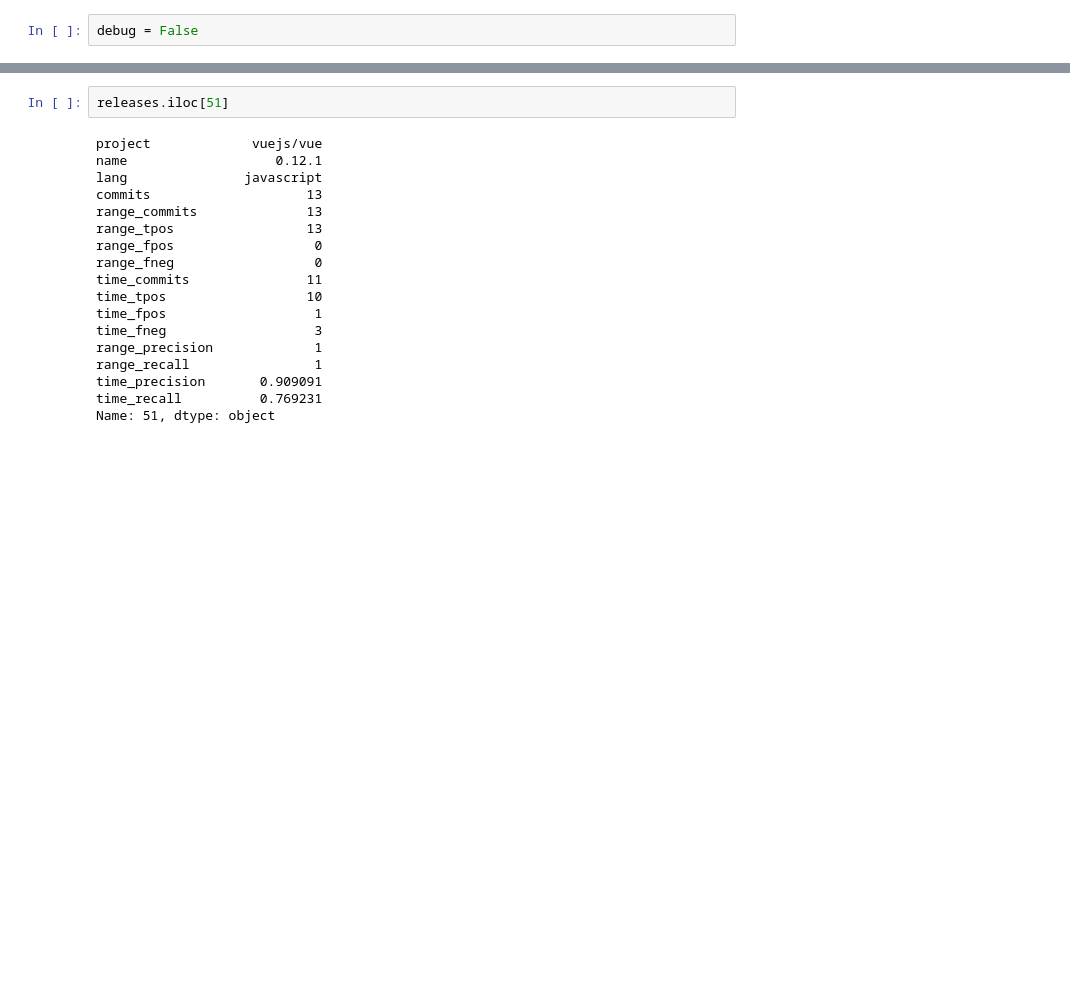
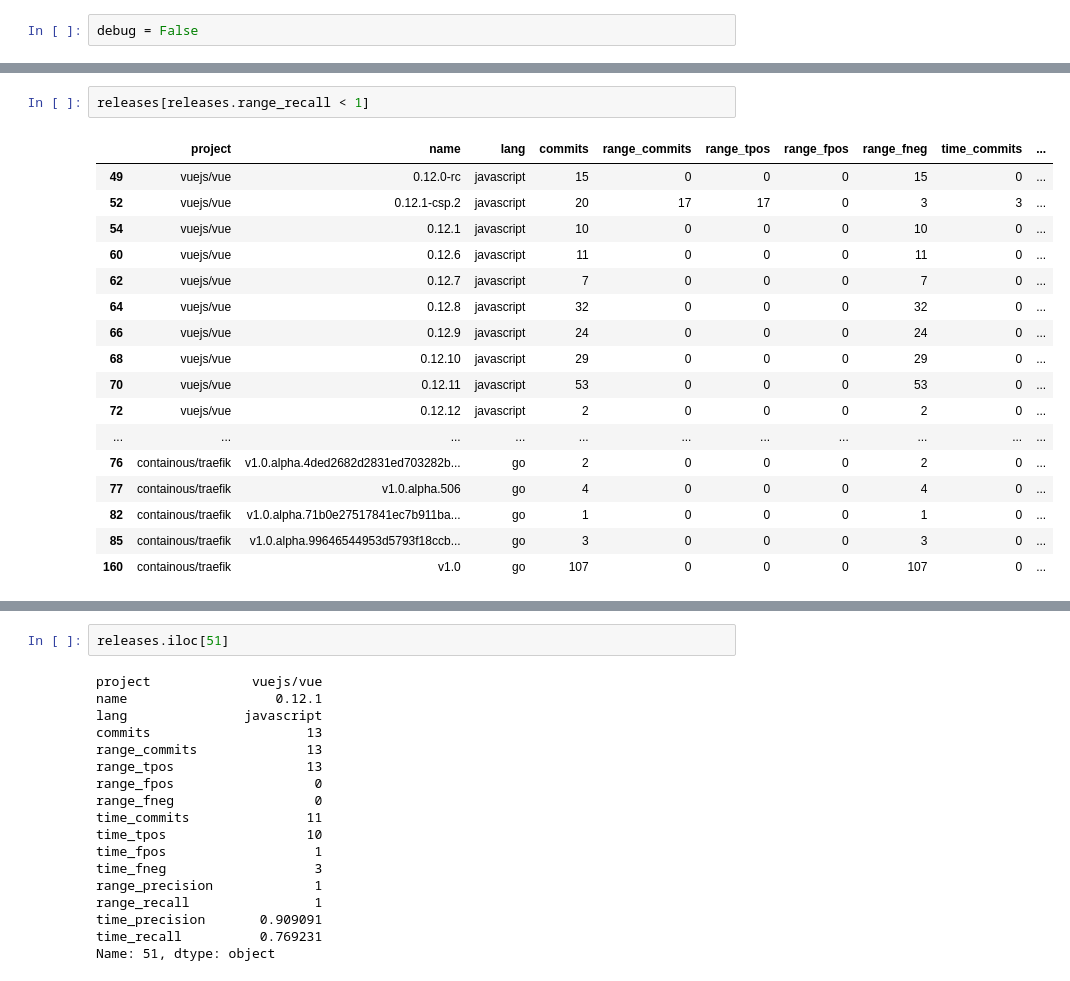
Before and after one commit to gems-uff/release-mining, a Jupyter notebook: 01-rq3_mining.ipynb, the cells around one changed output, grey strips where cells are left out. Saved outputs shown, nothing was run; the diff lists cells and outputs as text; blank space fills up the shorter version.

```diff
--- a/01-rq3_mining.ipynb
+++ b/01-rq3_mining.ipynb
@@ -188,0 +197,20 @@ p    rng  tme
+# %%
+releases[releases.range_recall < 1]
+# %% [output]
+|  | project | name | lang | commits | range_commits | range_tpos | range_fpos | range_fneg | time_commits | ... |
+| 49 | vuejs/vue | 0.12.0-rc | javascript | 15 | 0 | 0 | 0 | 15 | 0 | ... |
+| 52 | vuejs/vue | 0.12.1-csp.2 | javascript | 20 | 17 | 17 | 0 | 3 | 3 | ... |
+| 54 | vuejs/vue | 0.12.1 | javascript | 10 | 0 | 0 | 0 | 10 | 0 | ... |
+| 60 | vuejs/vue | 0.12.6 | javascript | 11 | 0 | 0 | 0 | 11 | 0 | ... |
+| 62 | vuejs/vue | 0.12.7 | javascript | 7 | 0 | 0 | 0 | 7 | 0 | ... |
+| 64 | vuejs/vue | 0.12.8 | javascript | 32 | 0 | 0 | 0 | 32 | 0 | ... |
+| 66 | vuejs/vue | 0.12.9 | javascript | 24 | 0 | 0 | 0 | 24 | 0 | ... |
+| 68 | vuejs/vue | 0.12.10 | javascript | 29 | 0 | 0 | 0 | 29 | 0 | ... |
+| 70 | vuejs/vue | 0.12.11 | javascript | 53 | 0 | 0 | 0 | 53 | 0 | ... |
+| 72 | vuejs/vue | 0.12.12 | javascript | 2 | 0 | 0 | 0 | 2 | 0 | ... |
+| ... | ... | ... | ... | ... | ... | ... | ... | ... | ... | ... |
+| 76 | containous/traefik | v1.0.alpha.4ded2682d2831ed703282b... | go | 2 | 0 | 0 | 0 | 2 | 0 | ... |
+| 77 | containous/traefik | v1.0.alpha.506 | go | 4 | 0 | 0 | 0 | 4 | 0 | ... |
+| 82 | containous/traefik | v1.0.alpha.71b0e27517841ec7b911ba... | go | 1 | 0 | 0 | 0 | 1 | 0 | ... |
+| 85 | containous/traefik | v1.0.alpha.99646544953d5793f18ccb... | go | 3 | 0 | 0 | 0 | 3 | 0 | ... |
+| 160 | containous/traefik | v1.0 | go | 107 | 0 | 0 | 0 | 107 | 0 | ... |
```
Also changed, not shown: parts of 25 cells of this notebook.
